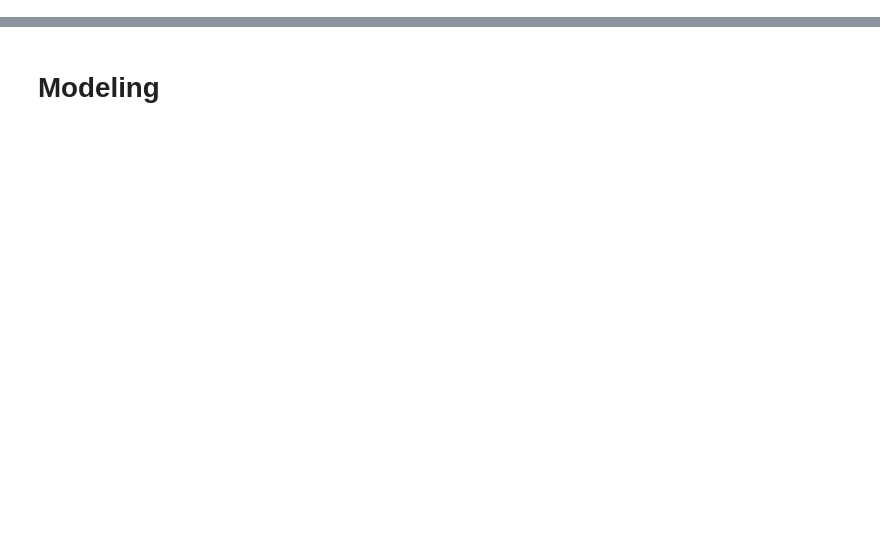
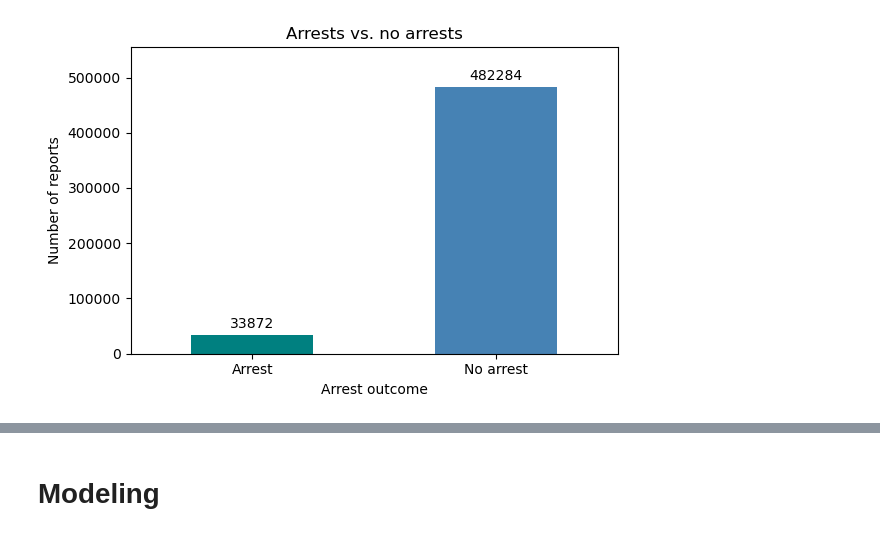
Before and after one commit to BenMiller0/CSE158_Assignment2, a Jupyter notebook: workbook.ipynb, the cells around one changed output, grey strips where cells are left out. Saved outputs shown, nothing was run; the diff lists cells and outputs as text; code cells hidden in the pictures; blank space fills up the shorter version.

```diff
--- a/workbook.ipynb
+++ b/workbook.ipynb
@@ -31,0 +60,11 @@ Matching crime rows: 51,024
+# %%
+arrest_counts = df["arrest"].value_counts().reindex([True, False], fill_value=0)
+arrest_counts.index = ["Arrest", "No arrest"]
+ax = arrest_counts.plot.bar(figsize=(6, 4), color=["teal", "steelblue"], rot=0)
+ax.set(title="Arrests vs. no arrests", xlabel="Arrest outcome", ylabel="Number of reports")
+ax.bar_label(ax.containers[0], padding=3)
+ax.margins(y=0.15)
+plt.tight_layout()
+plt.show()
+# %% [output]
+[figure, added]
```
Also changed, not shown: parts of 12 cells of this notebook, 1 other file.
